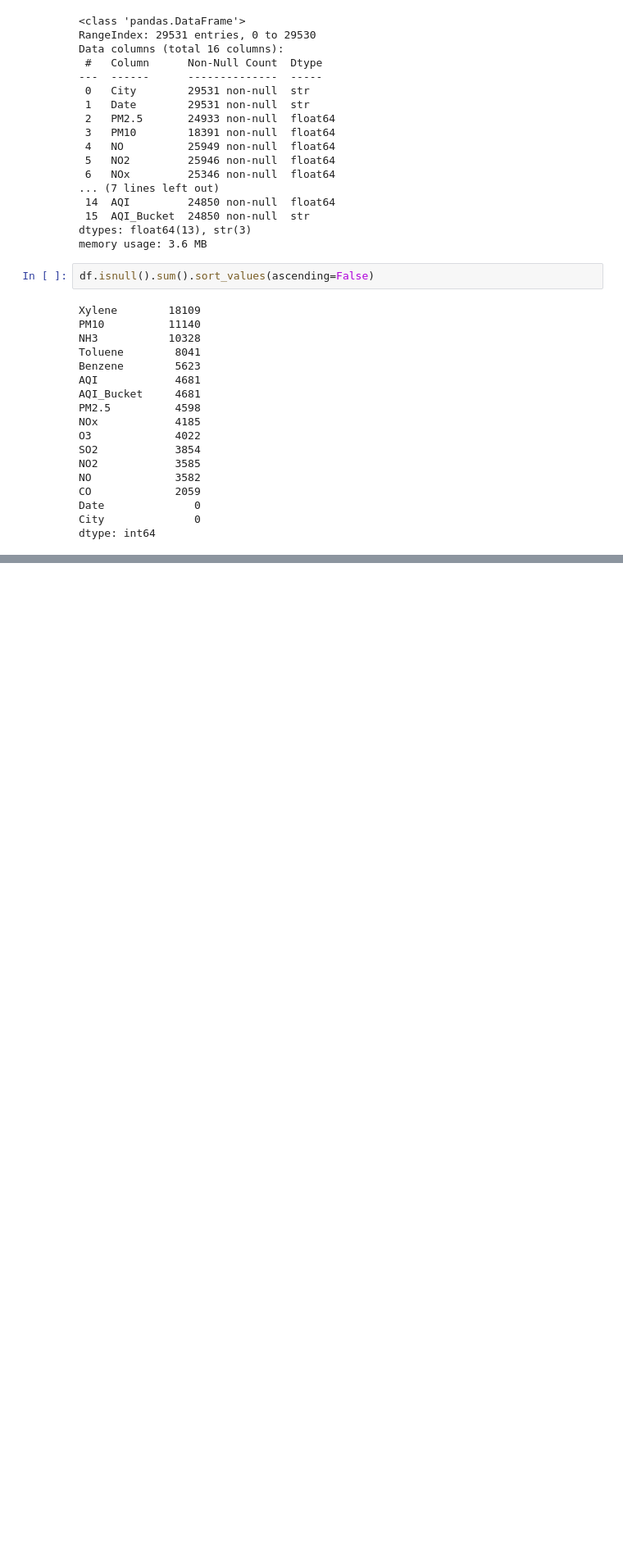
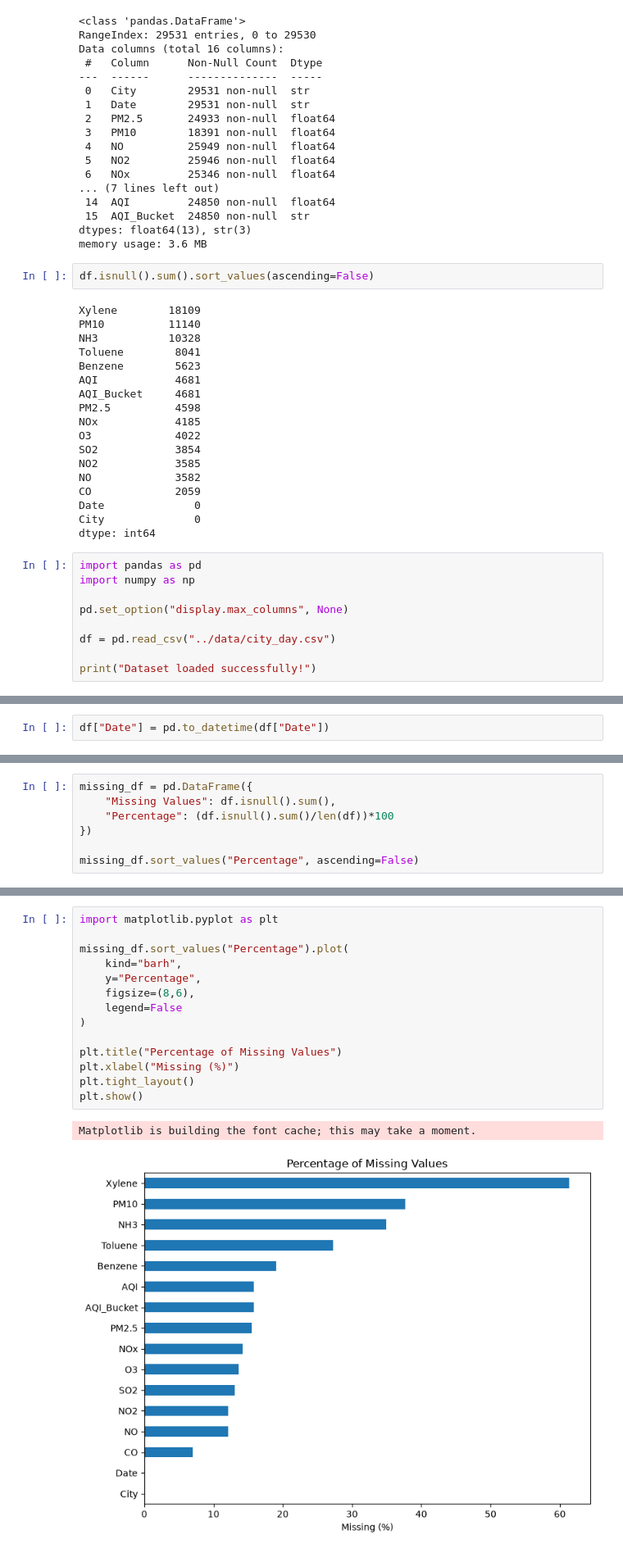
Before and after one commit to NAVYA1709/AirGuard-AI, a Jupyter notebook: notebooks/01_data_exploration.ipynb, the cells around one changed output, grey strips where cells are left out. Shown at 82% size. Drawn from its saved outputs; the diff is of its cells as text; blank space fills up the shorter version.

Commit message:
Complete EDA and create cleaned dataset

```diff
--- a/notebooks/01_data_exploration.ipynb
+++ b/notebooks/01_data_exploration.ipynb
@@ -60,3 +60,12 @@ CO             2059
 Date              0
 City              0
 dtype: int64
+# %%
+import pandas as pd
+import numpy as np
+
+pd.set_option("display.max_columns", None)
+
+df = pd.read_csv("../data/city_day.csv")
+
+print("Dataset loaded successfully!")
@@ -62,0 +169,2 @@ dtype: int64
+# %%
+df["Date"] = pd.to_datetime(df["Date"])
@@ -62,0 +220,7 @@ dtype: int64
+# %%
+missing_df = pd.DataFrame({
+    "Missing Values": df.isnull().sum(),
+    "Percentage": (df.isnull().sum()/len(df))*100
+})
+
+missing_df.sort_values("Percentage", ascending=False)
@@ -62,0 +245,17 @@ dtype: int64
+# %%
+import matplotlib.pyplot as plt
+
+missing_df.sort_values("Percentage").plot(
+    kind="barh",
+    y="Percentage",
+    figsize=(8,6),
+    legend=False
+)
+
+plt.title("Percentage of Missing Values")
+plt.xlabel("Missing (%)")
+plt.tight_layout()
+plt.show()
+# %% [output]
+Matplotlib is building the font cache; this may take a moment.
+[figure, added]
```
Also changed, not shown: parts of 18 cells of this notebook, 1 other file.
